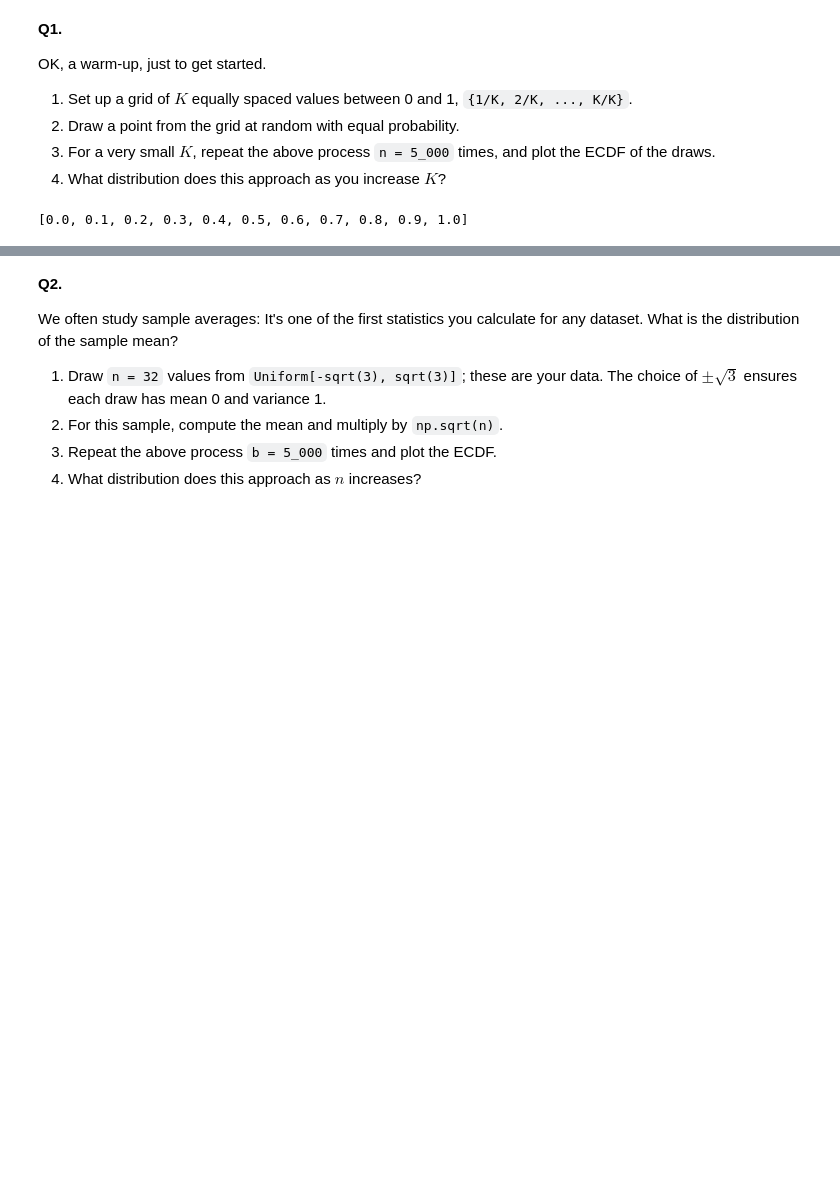
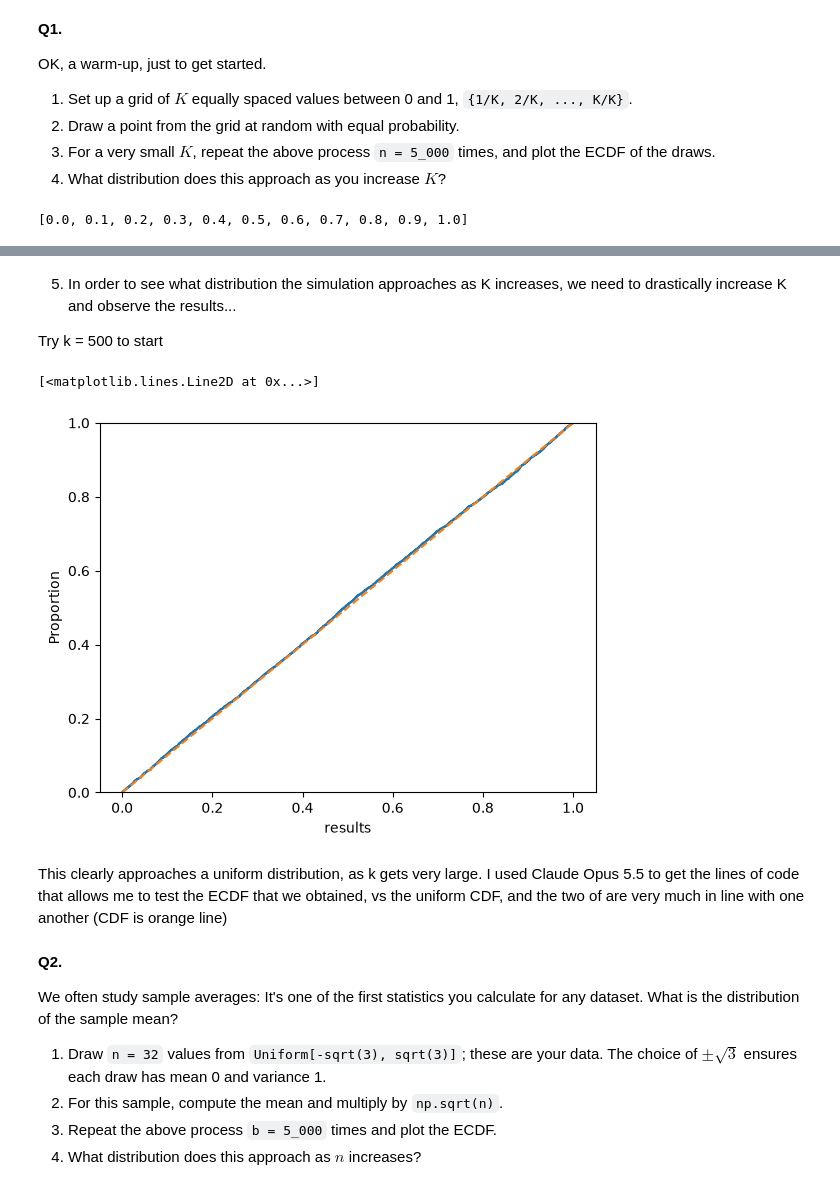
Before and after one commit to ehoerdemann17/DS5030_Labs_EJH, a Jupyter notebook: Lab4/lab_04.ipynb, the cells around one changed output, grey strips where cells are left out. Cells and saved outputs as stored; diff of their text form; code cells hidden in the pictures; blank space fills up the shorter version.

```diff
--- a/Lab4/lab_04.ipynb
+++ b/Lab4/lab_04.ipynb
@@ -43,3 +66,35 @@ print(point)
+# %% [markdown]
+5. In order to see what distribution the simulation approaches as K increases, we need to drastically increase K and observe the results...
+
+Try k = 500 to start
+# %%
+# 4.
+
+k = 500
+b = 5000
+grid = []
+results = []
+
+for i in range(k+1):
+    grid_val = i/k
+    grid.append(grid_val)
+
+for i in range(5000):
+    point = rng.choice(grid) # type: ignore
+    results.append(point)
+
+# Plot ECDF
+sns.ecdfplot(x=results) # Used Claude Opus 5.5 for this... I was unsure about the parameters. To use the data that we placed in the results array, I was unsure
+# as to whether I needed the data= or x= param
+plt.xlabel("results")
+
+x = np.linspace(0, 1, 400) # Provided by Claude Opus 5.5 to test my educated guess with the uniform CDF
+plt.plot(x, stats.uniform.cdf(x, loc=0, scale=1), "--")
+# %% [output]
+[<matplotlib.lines.Line2D at 0x...>]
+[figure, added]
+# %% [markdown]
+This clearly approaches a uniform distribution, as k gets very large. I used Claude Opus 5.5 to get the lines of code that allows me to test the ECDF that we obtained, vs the uniform CDF, and the two of are very much in line with one another (CDF is orange line)
 # %% [markdown]
 **Q2.**
 
```
Also changed, not shown: parts of 2 cells of this notebook.
